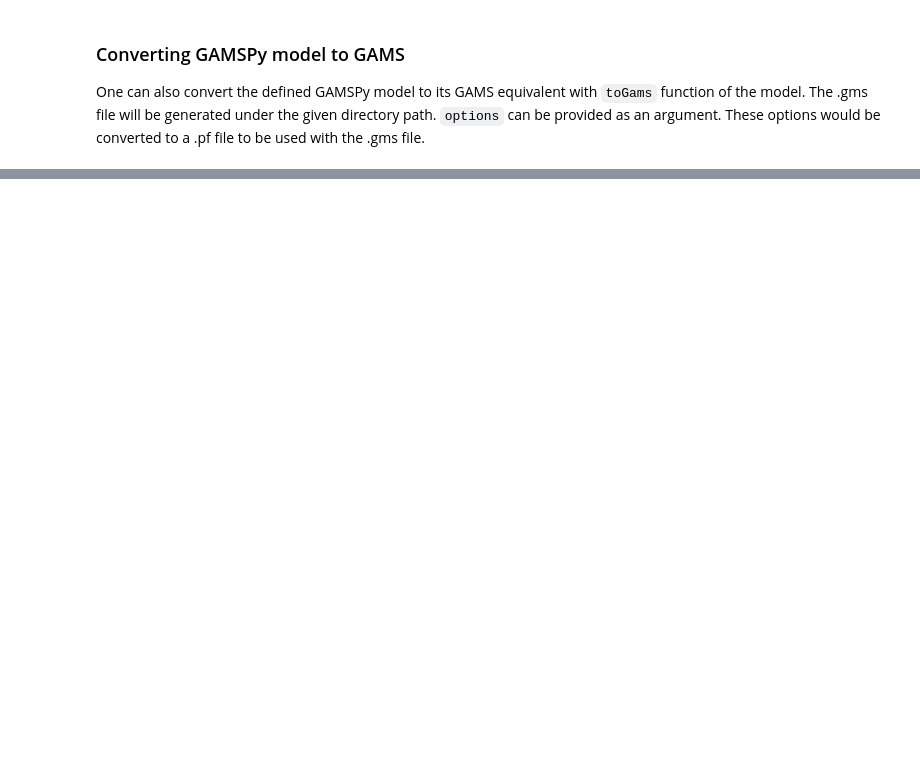
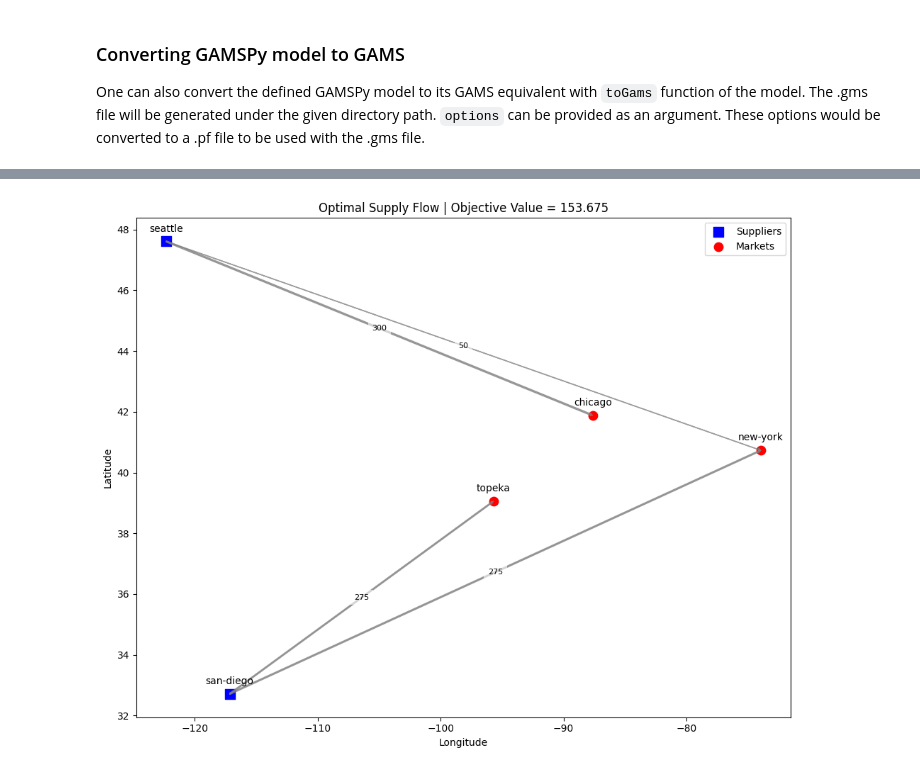
Before and after one commit to vjha-gams/google_colab, a Jupyter notebook: docs/user/notebooks/trnsport_colab.ipynb, the cells around one changed output, grey strips where cells are left out. Drawn from its saved outputs; the diff is of its cells as text; code cells hidden in the pictures; blank space fills up the shorter version.

```diff
--- a/docs/user/notebooks/trnsport_colab.ipynb
+++ b/docs/user/notebooks/trnsport_colab.ipynb
@@ -457,0 +463,83 @@ transport.toGams(path="gams")
+# %%
+import matplotlib.pyplot as plt
+
+suppliers = {
+    "seattle": (47.608013, -122.335167),
+    "san-diego": (32.715736, -117.161087),
+}
+
+markets = {
+    "topeka": (39.056198, -95.695312),
+    "chicago": (41.881832, -87.623177),
+    "new-york": (40.730610, -73.935242),
+}
+
+
+fig = plt.figure(figsize=(10, 8))
+ax = fig.add_subplot(1, 1, 1)
+
+def sct_plt(data: dict, kwargs):
+    names = data.keys()
+    lat = [data[c][0] for c in names]
+    long = [data[c][1] for c in names]
+    ax.scatter(long, lat, **kwargs)
+    for i, txt in enumerate(names):
+        plt.annotate(
+            txt,
+            (long[i], lat[i]),
+            textcoords="offset points",
+            xytext=(0, 10),
+            ha="center",
+        )
+
+sct_plt(
+    suppliers,
+    kwargs={"color": "blue", "marker": "s", "s": 100, "label": "Suppliers"},
+)
+sct_plt(
+    markets,
+    kwargs={
+        "color": "red",
+        "marker": "o",
+        "s": 80,
+        "label": "Markets",
+    },
+)
+
+df = x.l.records
+df = df[df["level"] > 0]
+
+for i, j, level in df.itertuples(index=False):
+    lat_supplier, long_supplier = suppliers[i]
+    lat_market, long_market = markets[j]
+    arrow_width = level / max(df["level"]) * 0.05  # Scale width
+
+    arr_args = {"head_width": 0.1,"head_length": 0.2,"fc": "gray",
+                "ec": "gray","alpha": 0.7,"length_includes_head": True,
+                "width": arrow_width,
+    }
+
+    plt.arrow(long_supplier,lat_supplier,
+              long_market - long_supplier,
+              lat_market - lat_supplier,
+              **arr_args,
+    )
+    plt.text(
+        (long_supplier + long_market) / 2,
+        (lat_supplier + lat_market) / 2,
+        str(int(level)),
+        fontsize=8,
+        ha="center",
+        va="center",
+        bbox=dict(facecolor="white", alpha=0.6, edgecolor="none"),
+    )
+
+
+plt.legend()
+plt.title(f"Optimal Supply Flow | Objective Value = {transport.objective_value}")
+plt.xlabel("Longitude")
+plt.ylabel("Latitude")
+plt.tight_layout()
+plt.show()
+# %% [output]
+[figure, added]
```
Also changed, not shown: parts of 11 cells of this notebook.
